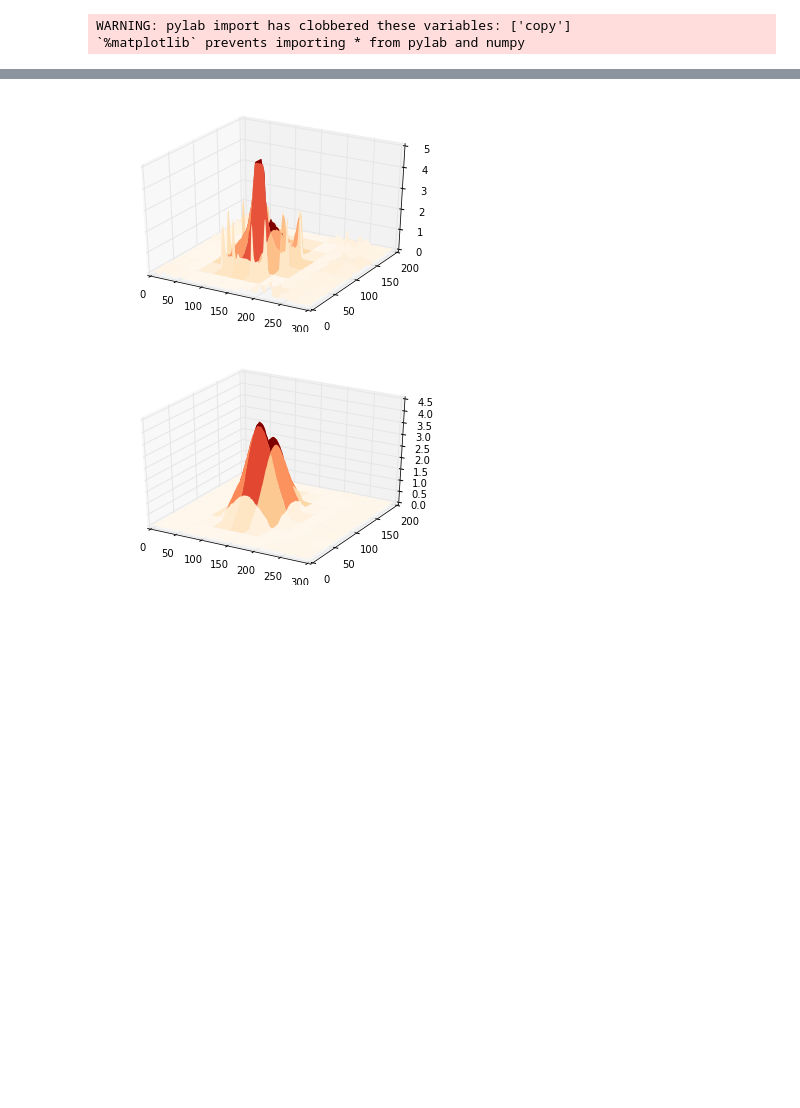
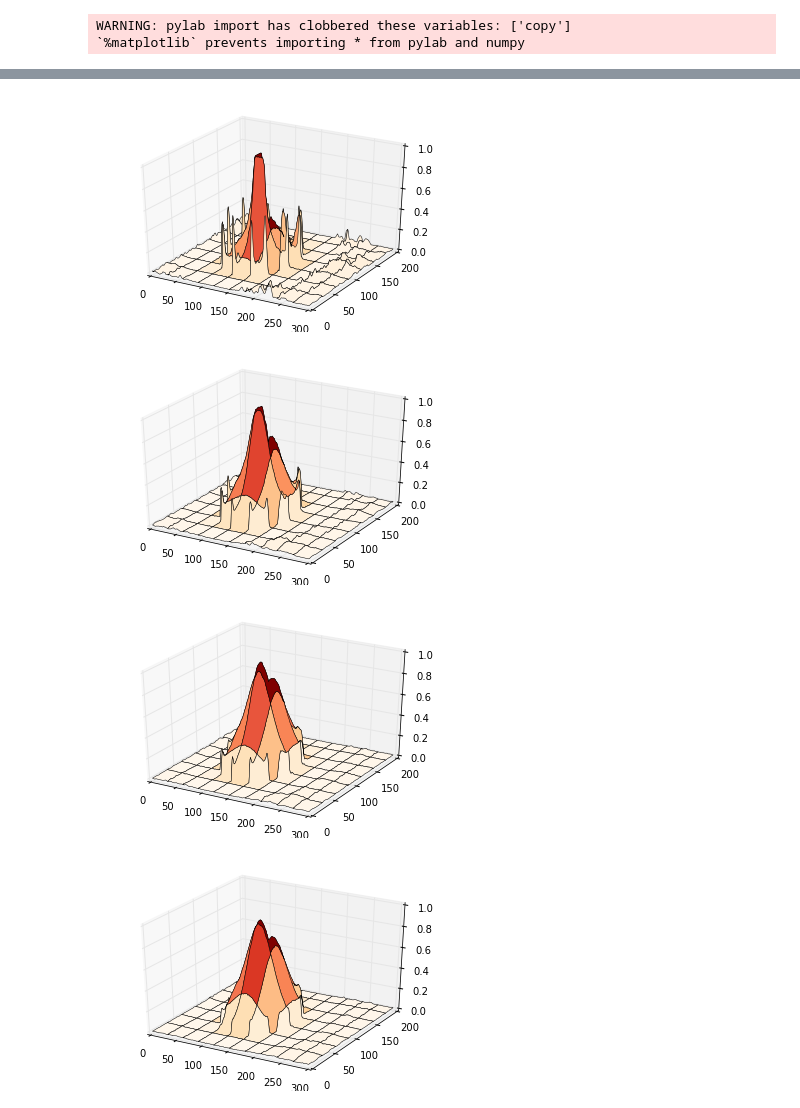
Before and after one commit to metamorphe/hybrid-practice, a Jupyter notebook: diffusement_characterization/image_plot.ipynb, the cells around one changed output, grey strips where cells are left out. Drawn from its saved outputs; the diff is of its cells as text; code cells hidden in the pictures; blank space fills up the shorter version.

```diff
--- a/diffusement_characterization/image_plot.ipynb
+++ b/diffusement_characterization/image_plot.ipynb
@@ -35,6 +43,7 @@ def png_to_grayscale(img_png):
     """
     img_png = img_png[:, :, 0] * 299/100 + img_png[:, :, 1] * 587/1000 \
         + img_png[:, :, 2] * 114/100
+    return img_png / img_png.max()
 
 def plot_3d_surface(img_png, stride=10):
     """
@@ -49,12 +58,14 @@ def plot_3d_surface(img_png, stride=10):
     fig = plt.figure()
     ax = fig.gca(projection='3d')
     # ax.plot_wireframe(x_range, y_range, z, rstride=stride, cstride=stride)
-    ax.plot_surface(x_range, y_range, z, rstride=stride, cstride=stride, cmap=cm.OrRd, linewidth=0)
+    ax.plot_surface(x_range, y_range, z, rstride=stride, cstride=stride, cmap=cm.OrRd, linewidth=0.5)
-# %%
-plot_3d_surface(image)
-# %% [output]
-[figure, removed]
-# %%
-plot_3d_surface(image2)
-# %% [output]
-[figure, removed]
+# %%
+# Plot graphs
+for image in images:
+    plot_3d_surface(image)
+    show()
+# %% [output]
+[figure, added]
+[figure, added]
+[figure, added]
+[figure, added]
```
Also changed, not shown: parts of 5 cells of this notebook.
